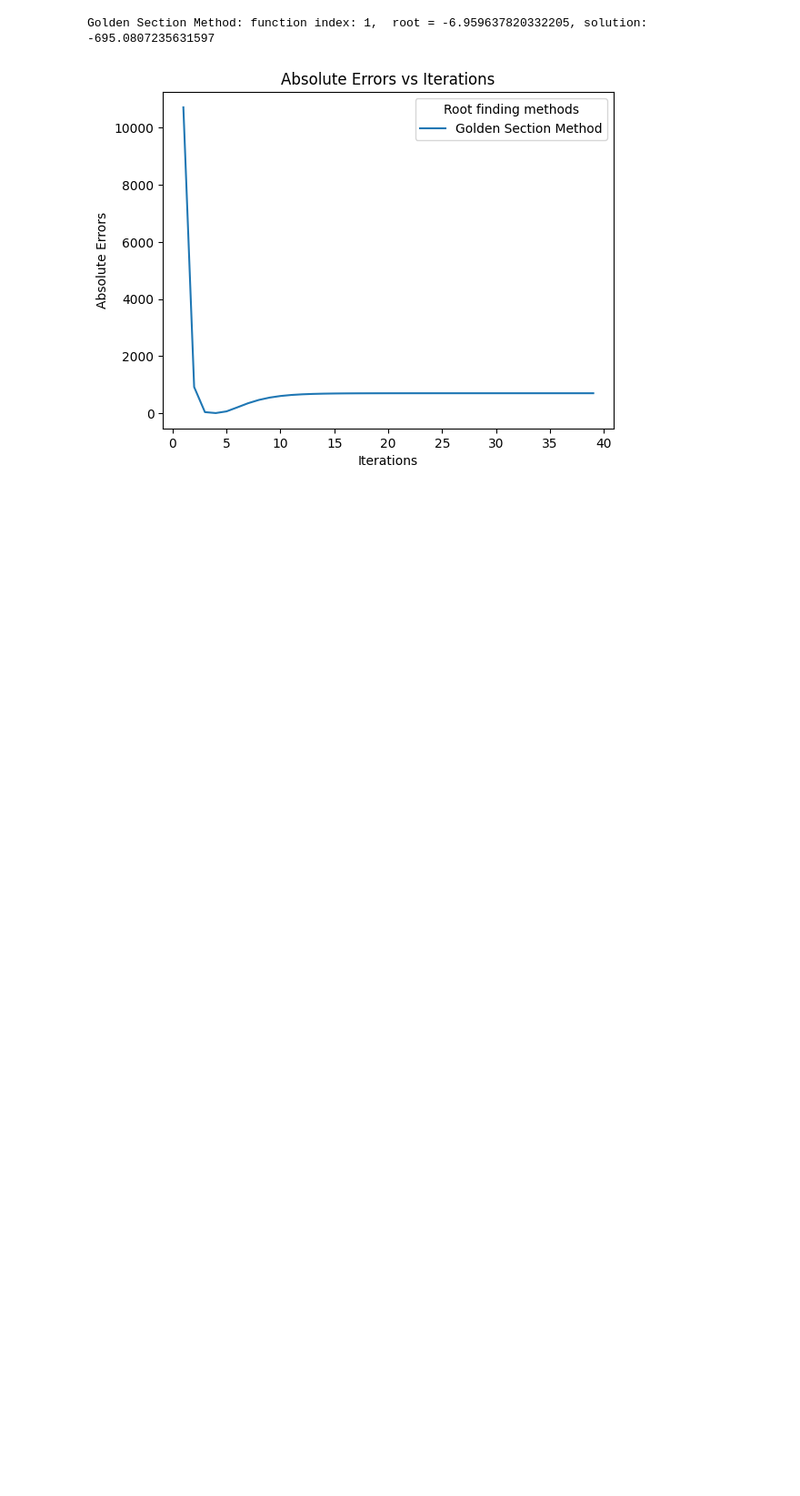
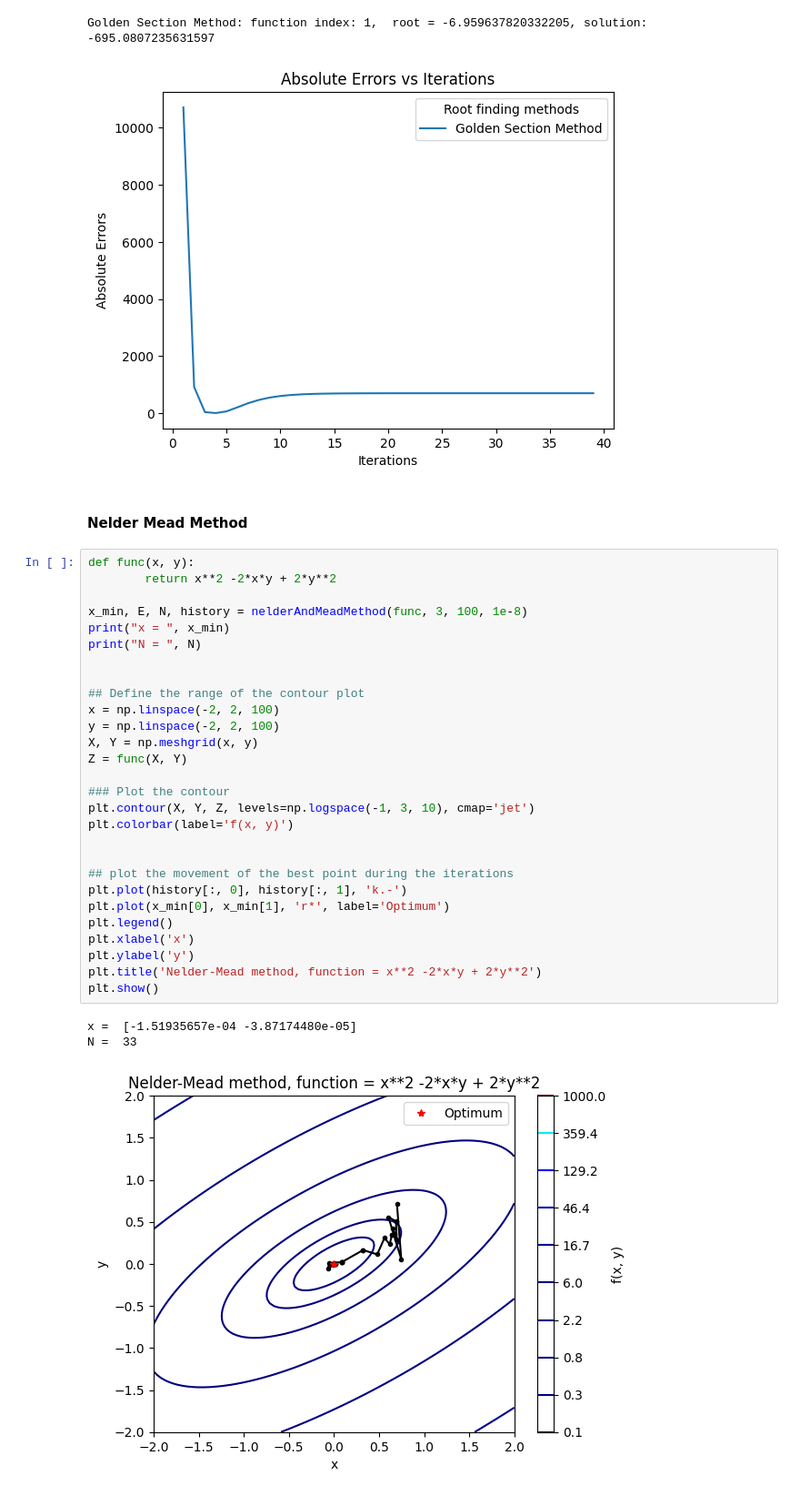
Before and after one commit to saeedahmadicp/numerical_optimization_of_ai, a Jupyter notebook: Test Notebook.ipynb, the cells around one changed output. Shown: that part at 91% size. Cells and saved outputs as stored; diff of their text form; blank space fills up the shorter version.

Commit message:
added visualization of nelter and mead method along with fixing the init files

```diff
--- a/Test Notebook.ipynb
+++ b/Test Notebook.ipynb
@@ -401,3 +402,37 @@ plotRootFindingMethods(index, data)
 # %% [output]
 Golden Section Method: function index: 1,  root = -6.959637820332205, solution: -695.0807235631597
 [figure]
+# %% [markdown]
+#### Nelder Mead Method
+# %%
+def func(x, y):
+        return x**2 -2*x*y + 2*y**2
+
+x_min, E, N, history = nelderAndMeadMethod(func, 3, 100, 1e-8)
+print("x = ", x_min)
+print("N = ", N)
+
+
+## Define the range of the contour plot
+x = np.linspace(-2, 2, 100)
+y = np.linspace(-2, 2, 100)
+X, Y = np.meshgrid(x, y)
+Z = func(X, Y)
+
+### Plot the contour
+plt.contour(X, Y, Z, levels=np.logspace(-1, 3, 10), cmap='jet')
+plt.colorbar(label='f(x, y)')
+
+
+## plot the movement of the best point during the iterations
+plt.plot(history[:, 0], history[:, 1], 'k.-')
+plt.plot(x_min[0], x_min[1], 'r*', label='Optimum')
+plt.legend()
+plt.xlabel('x')
+plt.ylabel('y')
+plt.title('Nelder-Mead method, function = x**2 -2*x*y + 2*y**2')
+plt.show()
+# %% [output]
+x =  [-1.51935657e-04 -3.87174480e-05]
+N =  33
+[figure, added]
```
Also changed, not shown: parts of 2 cells of this notebook, 2 other files.
